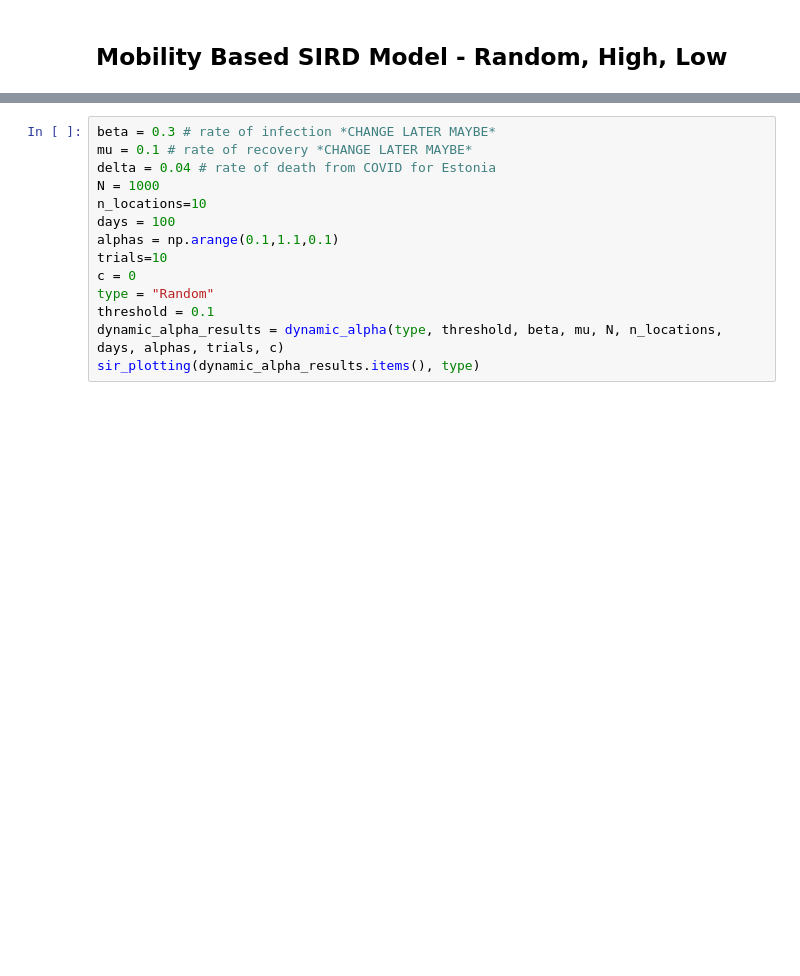
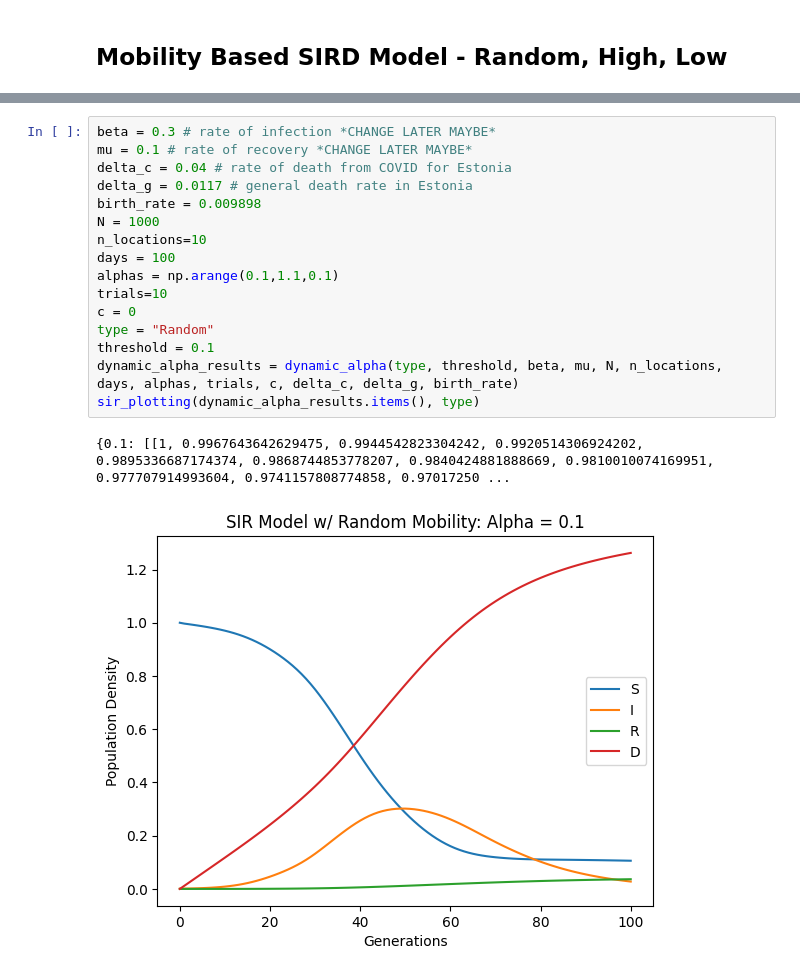
Before and after one commit to Virmani12/02712-Final-Project, a Jupyter notebook: SIRD_simulations.ipynb, the cells around one changed output, grey strips where cells are left out. Saved outputs shown, nothing was run; the diff lists cells and outputs as text; blank space fills up the shorter version.

```diff
--- a/SIRD_simulations.ipynb
+++ b/SIRD_simulations.ipynb
@@ -127,14 +150,19 @@ def get_other_loc_params(grid,loc):
 # %%
 beta = 0.3 # rate of infection *CHANGE LATER MAYBE*
 mu = 0.1 # rate of recovery *CHANGE LATER MAYBE*
-delta = 0.04 # rate of death from COVID for Estonia
+delta_c = 0.04 # rate of death from COVID for Estonia
+delta_g = 0.0117 # general death rate in Estonia
+birth_rate = 0.009898
 N = 1000
 n_locations=10
 days = 100
 alphas = np.arange(0.1,1.1,0.1)
 trials=10
 c = 0
 type = "Random"
 threshold = 0.1
-dynamic_alpha_results = dynamic_alpha(type, threshold, beta, mu, N, n_locations, days, alphas, trials, c)
+dynamic_alpha_results = dynamic_alpha(type, threshold, beta, mu, N, n_locations, days, alphas, trials, c, delta_c, delta_g, birth_rate)
 sir_plotting(dynamic_alpha_results.items(), type)
+# %% [output]
+{0.1: [[1, 0.9967643642629475, 0.9944542823304242, 0.9920514306924202, 0.9895336687174374, 0.9868744853778207, 0.9840424881888669, 0.9810010074169951, 0.977707914993604, 0.9741157808774858, 0.97017250 ...
+[figure, added]
```
Also changed, not shown: parts of 3 cells of this notebook, 1 other file.
